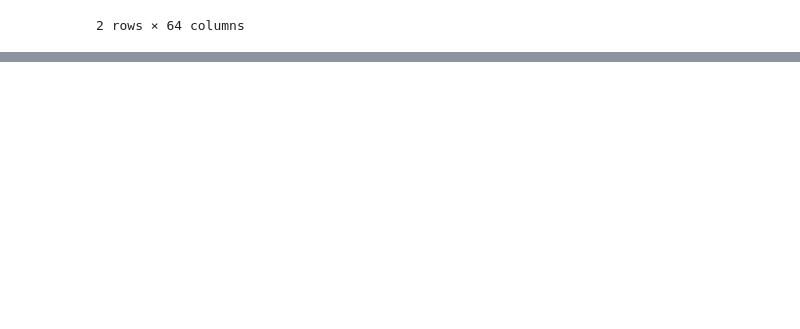
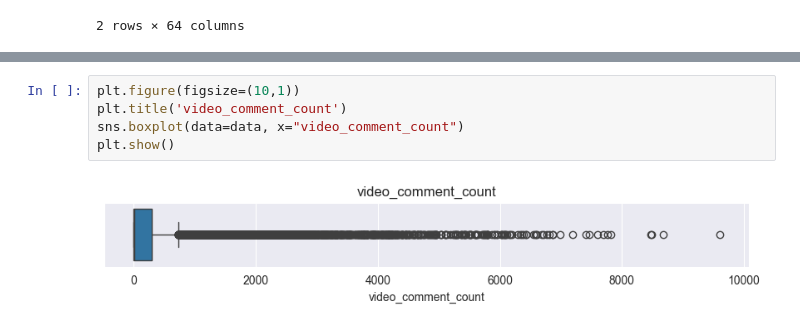
Before and after one commit to yildizramazan/tiktok-claims-classification, a Jupyter notebook: files/home/jovyan/work/EDA-and-data-visualization.ipynb, the cells around one changed output, grey strips where cells are left out. Drawn from its saved outputs; the diff is of its cells as text; blank space fills up the shorter version.

```diff
--- a/files/home/jovyan/work/EDA-and-data-visualization.ipynb
+++ b/files/home/jovyan/work/EDA-and-data-visualization.ipynb
@@ -133,0 +135,7 @@ plt.show()
+# %%
+plt.figure(figsize=(10,1))
+plt.title('video_comment_count')
+sns.boxplot(data=data, x="video_comment_count")
+plt.show()
+# %% [output]
+[figure, added]
```
Also changed, not shown: parts of 20 cells of this notebook.
